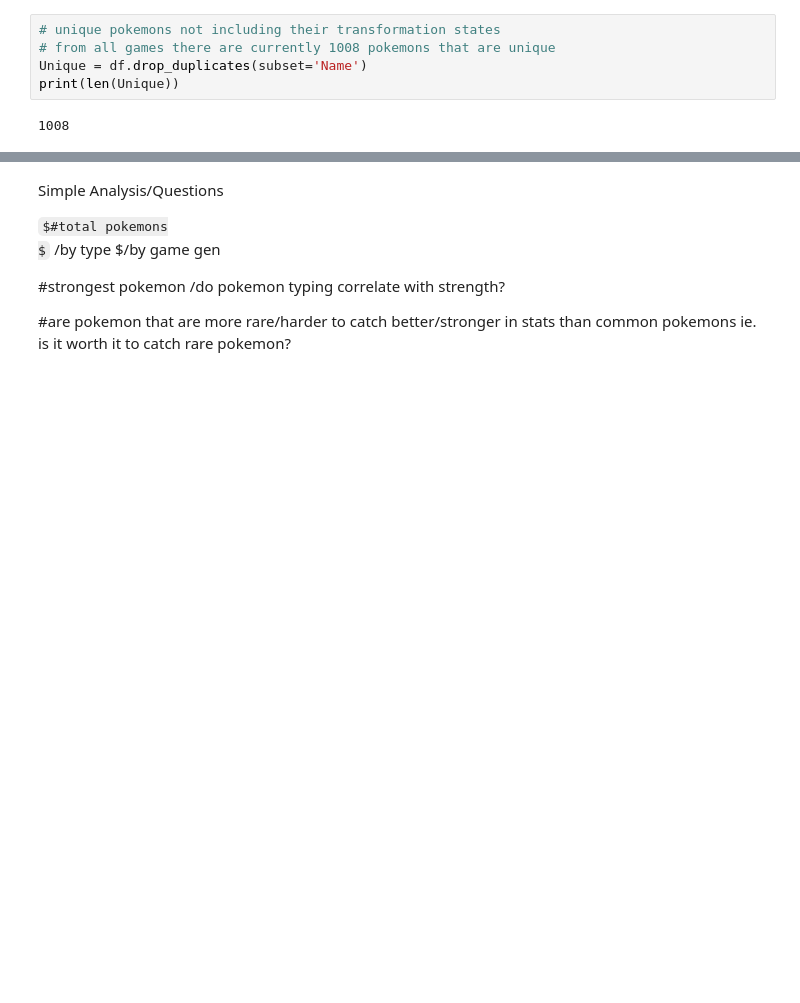
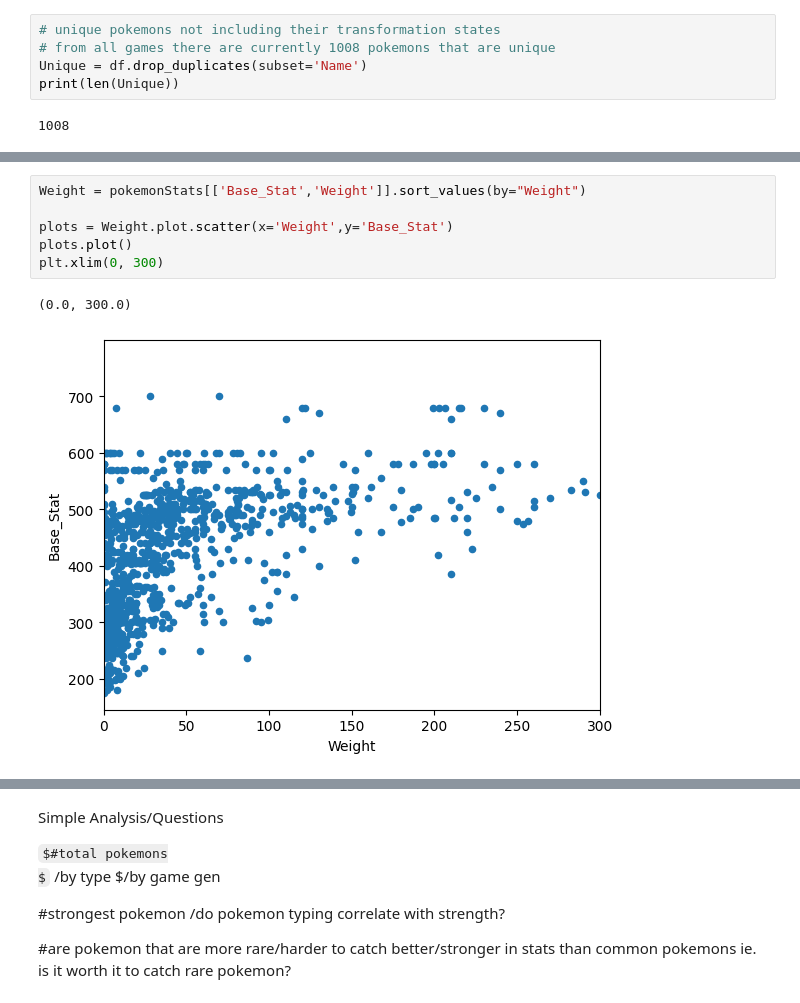
Before and after one commit to lu-tommy/pokemon-analysis, a Jupyter notebook: pokemonAnalysis.ipynb, the cells around one changed output, grey strips where cells are left out. Cells and saved outputs as stored; diff of their text form; some formulas as TeX source; blank space fills up the shorter version.

```diff
--- a/pokemonAnalysis.ipynb
+++ b/pokemonAnalysis.ipynb
@@ -50,0 +73,9 @@ print(len(Unique))
+# %%
+Weight = pokemonStats[['Base_Stat','Weight']].sort_values(by="Weight")
+
+plots = Weight.plot.scatter(x='Weight',y='Base_Stat')
+plots.plot()
+plt.xlim(0, 300)
+# %% [output]
+(0.0, 300.0)
+[figure, added]
```
Also changed, not shown: parts of 6 cells of this notebook.
